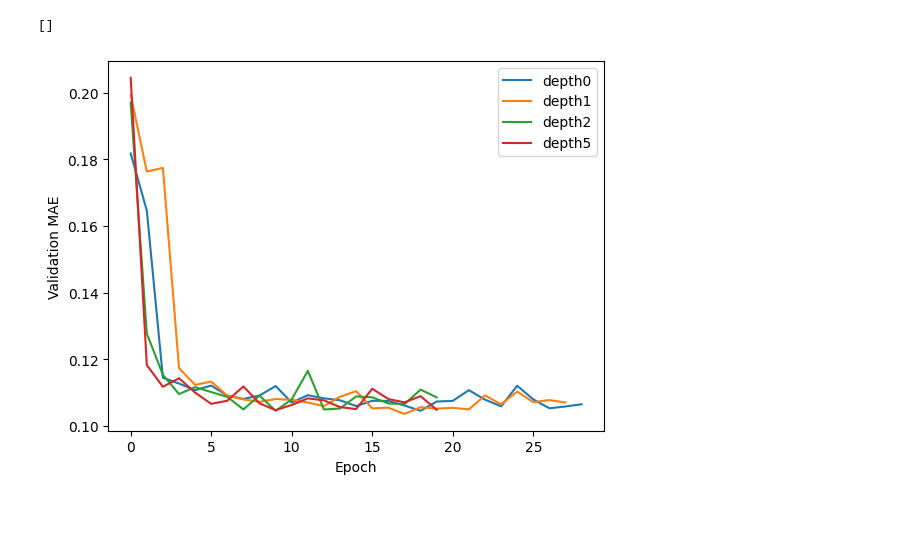
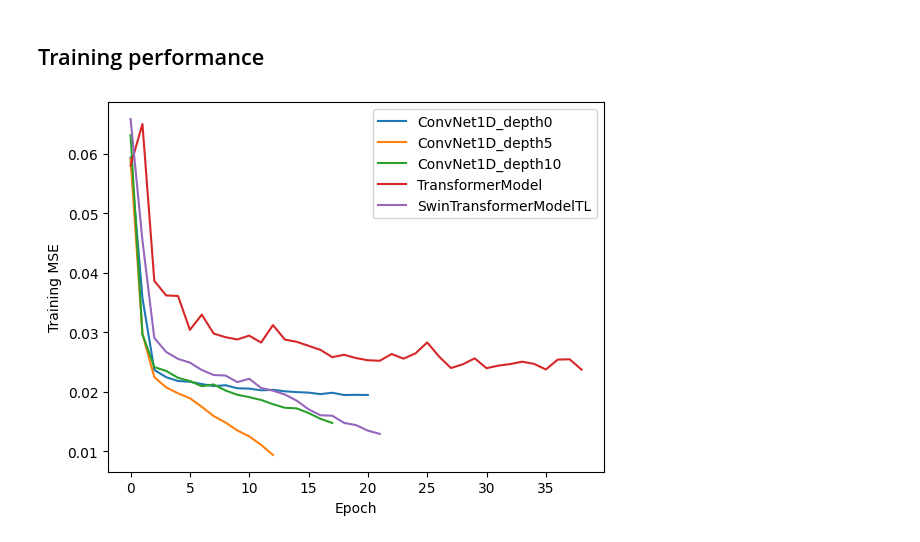
Before and after one commit to kunschg/Automated_Essay_Scoring, a Jupyter notebook: graphs.ipynb, the cells around one changed output. Saved outputs shown, nothing was run; the diff lists cells and outputs as text; code cells hidden in the pictures; blank space fills up the shorter version.

```diff
--- a/graphs.ipynb
+++ b/graphs.ipynb
@@ -24,18 +8,0 @@ plt.plot()
-# %%
-sc_flags = [True, False]
-bn_flags = [True, False]
-
-for sc_flag in sc_flags:
-    for bn_flag in bn_flags:
-        try:
-            file_name = [file for file in os.listdir() if (('depth1' in file) and ('_sc'+str(sc_flag) in file) and ('_bn'+str(bn_flag) in file))][0]
-            metrics = np.load(file_name)
-            plt.plot(metrics[2,:], label = file_name[file_name.find('depth'):file_name.find('_ks')] +
-                    file_name[file_name.find('_sc'):file_name.find('_seed')])
-        except:
-            pass
-
-plt.xlabel('Epoch')
-plt.ylabel('Validation MAE')
-plt.legend()
-plt.plot()
@@ -45,24 +9,31 @@ plt.plot()
-# %%
-depths = [0, 1, 2, 5]
-
-for depth in depths:
-    if depth == 0:
-        file_name = [file for file in os.listdir() if (('depth'+str(depth) in file) and ('ConvNet1Dv3_w2v' in file))][0]
-        metrics = np.load(file_name)
-        plt.plot(metrics[2,:], label = file_name[file_name.find('depth'):file_name.find('_ks')])
-    elif depth == 5:
-        file_name = [file for file in os.listdir() if 'depth'+str(depth) in file][0]
-        metrics = np.load(file_name)
-        plt.plot(metrics[2,:], label = file_name[file_name.find('depth'):file_name.find('_ks')])
-    else:
-        file_name = [file for file in os.listdir() if (('depth'+str(depth) in file) and ('ConvNet1Dv3' in file) and ('_scTrue' in file) and ('_bnFalse' in file))][0]
-        metrics = np.load(file_name)
-        plt.plot(metrics[2,:], label = file_name[file_name.find('depth'):file_name.find('_ks')])
-
-plt.xlabel('Epoch')
-plt.ylabel('Validation MAE')
-plt.legend()
-plt.plot()
-# %% [output]
-[]
-[figure, removed]
+# %% [markdown]
+## Training performance
+# %%
+# Training performance
+models = ['ConvNet1D', 'TransformerModel', 'SwinTransformerModelTL']
+conv_depths = [0, 5, 10]
+
+for model in models:
+  if model == 'ConvNet1D':
+    for depth in conv_depths:
+      file_names = [file_name for file_name in os.listdir() if file_name.startswith(f'{model}_depth{depth}')]
+      outputs = [np.load(file_name) for file_name in file_names]
+      last_val_maes = [output[2,-1] for output in outputs]
+      best_seed_idx = np.argmin(last_val_maes)
+      output = outputs[best_seed_idx]
+      plt.plot(output[0,:], label = f'{model}_depth{depth}')
+
+  else:
+    file_names = [file_name for file_name in os.listdir() if file_name.startswith(model)]
+    outputs = [np.load(file_name) for file_name in file_names]
+    last_val_maes = [output[2,-1] for output in outputs]
+    best_seed_idx = np.argmin(last_val_maes)
+    output = outputs[best_seed_idx]
+    plt.plot(output[0,:], label = model)
+
+plt.xlabel('Epoch')
+plt.ylabel('Training MSE')
+plt.legend()
+plt.show()
+# %% [output]
+[figure, added]
```
Also changed, not shown: parts of 6 cells of this notebook.
